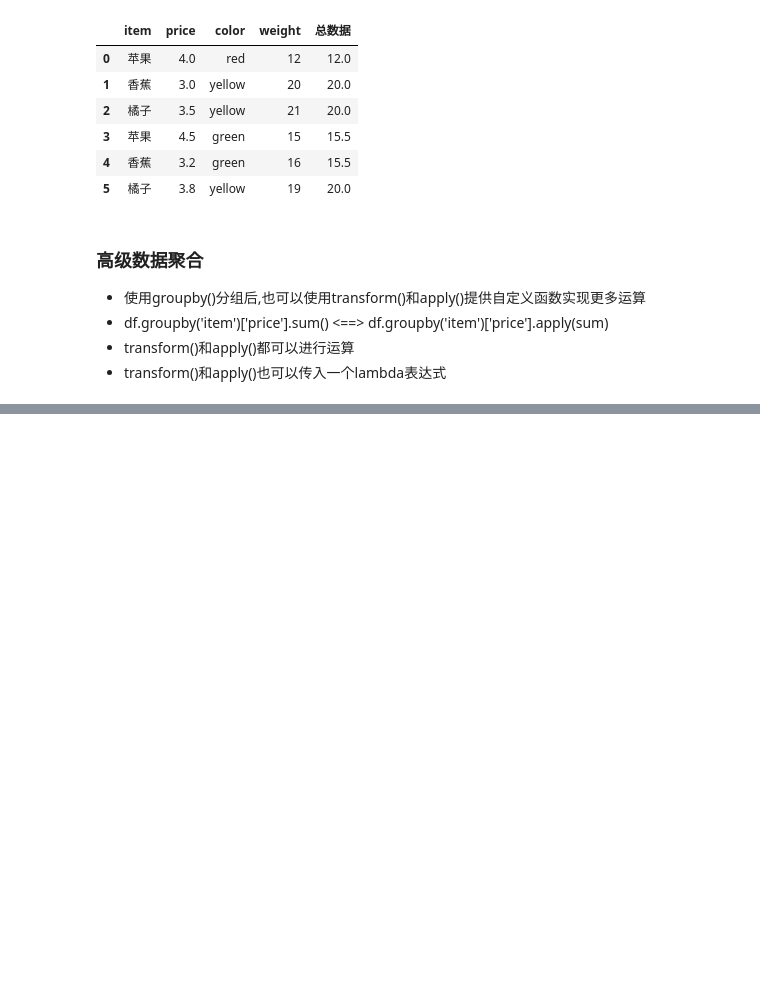
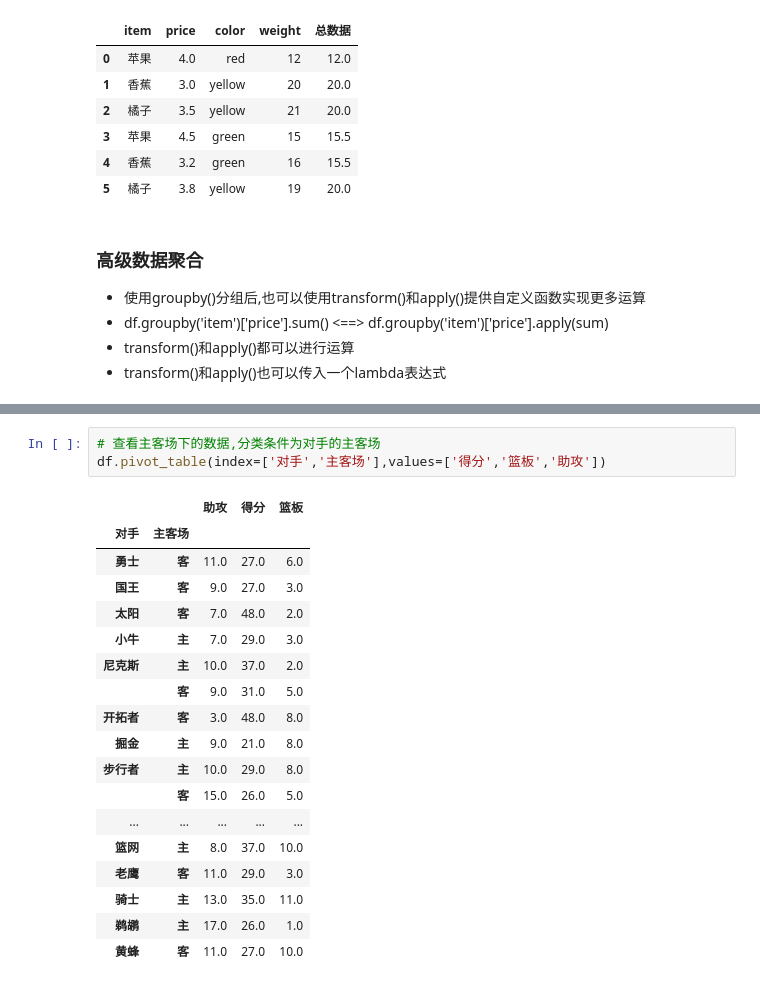
Before and after one commit to JohnLyonX/Numpy-Pandas, a Jupyter notebook: pandas高级操作.ipynb, the cells around one changed output, grey strips where cells are left out. Drawn from its saved outputs; the diff is of its cells as text; blank space fills up the shorter version.

```diff
--- a/pandas高级操作.ipynb
+++ b/pandas高级操作.ipynb
@@ -258,0 +354,22 @@ df.groupby(by='item')['price'].apply(my_mean)
+# %%
+# 查看主客场下的数据,分类条件为对手的主客场
+df.pivot_table(index=['对手','主客场'],values=['得分','篮板','助攻'])
+# %% [output]
+|  |  | 助攻 | 得分 | 篮板 |
+| 对手 | 主客场 |  |  |  |
+| 勇士 | 客 | 11.0 | 27.0 | 6.0 |
+| 国王 | 客 | 9.0 | 27.0 | 3.0 |
+| 太阳 | 客 | 7.0 | 48.0 | 2.0 |
+| 小牛 | 主 | 7.0 | 29.0 | 3.0 |
+| 尼克斯 | 主 | 10.0 | 37.0 | 2.0 |
+|  | 客 | 9.0 | 31.0 | 5.0 |
+| 开拓者 | 客 | 3.0 | 48.0 | 8.0 |
+| 掘金 | 主 | 9.0 | 21.0 | 8.0 |
+| 步行者 | 主 | 10.0 | 29.0 | 8.0 |
+|  | 客 | 15.0 | 26.0 | 5.0 |
+| ... | ... | ... | ... | ... |
+| 篮网 | 主 | 8.0 | 37.0 | 10.0 |
+| 老鹰 | 客 | 11.0 | 29.0 | 3.0 |
+| 骑士 | 主 | 13.0 | 35.0 | 11.0 |
+| 鹈鹕 | 主 | 17.0 | 26.0 | 1.0 |
+| 黄蜂 | 客 | 11.0 | 27.0 | 10.0 |
```
Also changed, not shown: parts of 29 cells of this notebook, 1 other file.
